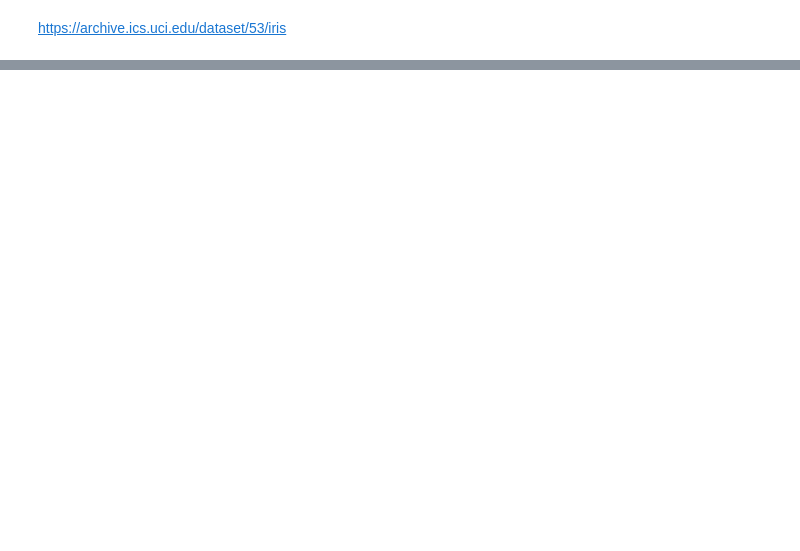
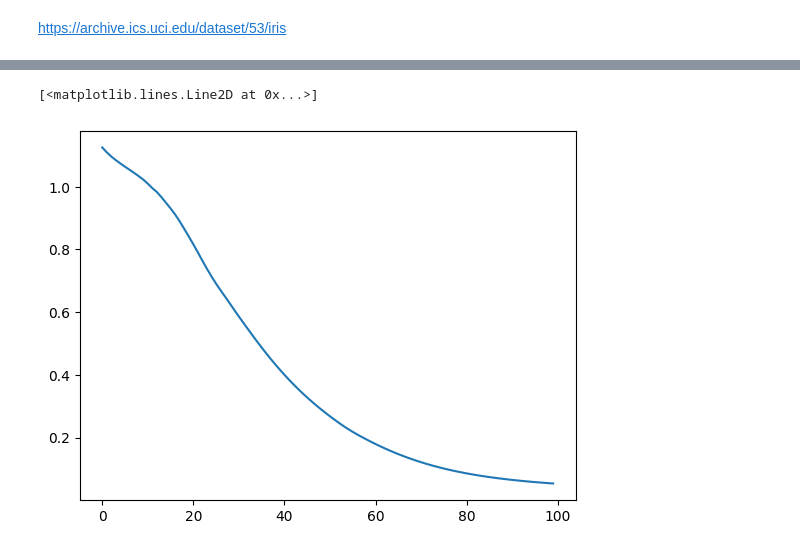
Before and after one commit to agu3ro/Pytorch-DL, a Jupyter notebook: simple_NeutralNetwork.ipynb, the cells around one changed output, grey strips where cells are left out. Cells and saved outputs as stored; diff of their text form; code cells hidden in the pictures; blank space fills up the shorter version.

```diff
--- a/simple_NeutralNetwork.ipynb
+++ b/simple_NeutralNetwork.ipynb
@@ -50,0 +88,40 @@ x = my_df.drop('variety', axis=1)
+# %%
+# Convert X features to float Tensors
+# Float Tensors because numbers in X are floats mostly
+X_train = torch.FloatTensor(X_train)
+X_test = torch.FloatTensor(X_test)
+# %%
+# Convert y labels to Long Tensors
+# Long Tensors because these are 64-bit integers and last column (y) has integers (0,1,2)
+y_train = torch.LongTensor(y_train)
+y_test = torch.LongTensor(y_test)
+# %%
+# Set the criterion of model to measure the error, how far off the prediction are from the data
+criterion = torch.nn.CrossEntropyLoss()
+# Choose Adam Optimizer , lr = learning rate (if our error doesn't go down as we learn after a bunch of iterations (epochs), lower our learning rate)
+optimizer = torch.optim.Adam(model.parameters(), lr=0.01) # parameters are fc1, fc2, out, epoch is one iteration through these parameters
+# %%
+# TRAIN OUR MODEL!
+# Epochs? (one run thru all the training data in our network)
+epochs = 100
+losses = []
+
+for i in range(epochs):
+  # Go forward and get a prediction
+  y_pred = model.forward(X_train) # get predicted results
+
+  # Measure the loss/error, gonna be high at first
+  loss = criterion(y_pred, y_train) # predicted value vs the y_train value, # # # # # # # # # # Criterion is a Tensor.
+
+  # Keep track of our losses
+  losses.append(loss.detach().numpy()) # detach() is used to detach a tensor from the current computational graph, transforms tensor into numpy array
+
+  # print every 10 epoch
+  if i%10 == 0:
+    print(f"Epoch: {i}, Loss is {loss}")
+
+  # Do some back propagation: take the error rate of forward propagation (распространение) and feed it back thru the network
+  # to fine tune the weights (if prediction is incorrect, it throws it back into the network and it learns)
+  optimizer.zero_grad()
+  loss.backward()
+  optimizer.step()
@@ -50,0 +139,6 @@ x = my_df.drop('variety', axis=1)
+# %%
+# Graph it out
+plt.plot(range(epochs), losses)
+# %% [output]
+[<matplotlib.lines.Line2D at 0x...>]
+[figure, added]
```
Also changed, not shown: parts of 8 cells of this notebook.
